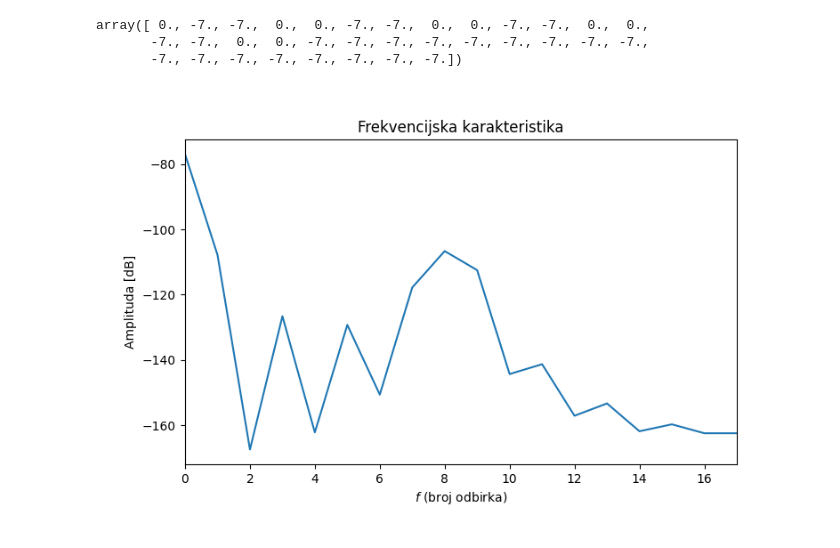
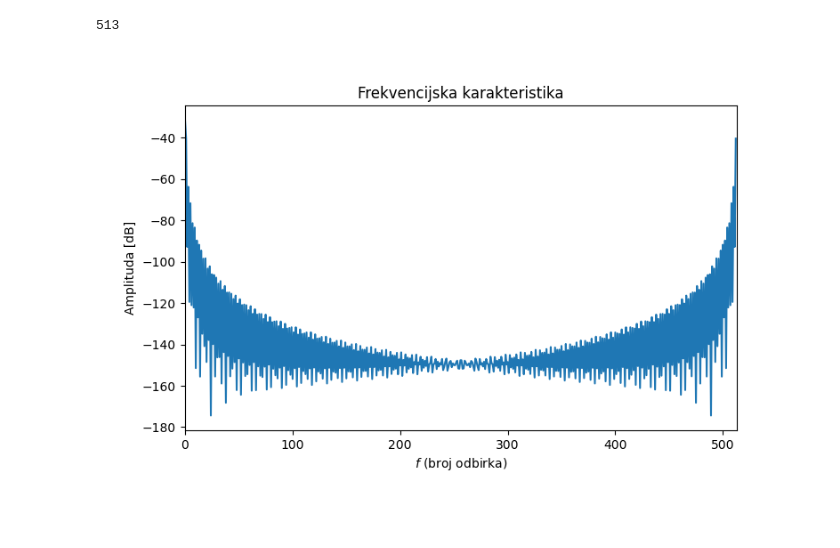
Before and after one commit to pznikola/InterpolatorAndFIRs, a Jupyter notebook: python/DS_v2.ipynb, the cells around one changed output. Cells and saved outputs as stored; diff of their text form; code cells hidden in the pictures.

```diff
--- a/python/DS_v2.ipynb
+++ b/python/DS_v2.ipynb
@@ -3,36 +3,14 @@ import numpy as np
 from scipy.fft import fft, ifft
 import matplotlib.pyplot as plt
 # %%
-x = np.array([0,0,0,0,0,0,0,0,0,0,0,0,0,0,0,0,8191,0,0,0,0,0,0,0,0,0,0,0,0,0,0,0,0]) #impulse
+#x = np.array([0,0,0,0,0,0,0,0,0,0,0,0,0,0,0,0,8191,0,0,0,0,0,0,0,0,0,0,0,0,0,0,0,0]) #impulse
+#x = np.array([0,0,0,0,0,0,0,0,0,0,0,0,0,0,0,0,90,0,0,0,0,0,0,0,0,0,0,0,0,0,0,0,0])
+                                              #
+x = np.zeros(2**8).astype(int)
+x = np.append(x, 8191).astype(int)
+x1 = np.zeros(2**8).astype(int)
+x = np.append(x, x1)
+print(x.size)
 feedback = 0
+# %% [output]
+513
-# %%
-out = np.zeros(34)
-acc1 = 0
-acc2 = 0
-for i in range (0, 33):
-    if(acc2 > 0):
-        feedback = 8191
-    else:
-        feedback = -8191
-    #if(out == 0) feedback =0
-
-    acc2 = acc1 - feedback + acc2
-    acc1 = x[i] - feedback + acc1
-
-    #print(acc2)
-
-    acc2_bin = bin(acc2)
-    if(acc2_bin == "0b0"):
-        acc2_bin = "0b0000"
-    #print(acc2_bin[2:6])
-    out_bin = int(acc2_bin[3:6],2)
-    if(acc2_bin[2]):
-        out_bin = out_bin * (-1)
-    #print(out_bin)
-    out[i+1] = out_bin
-# %%
-out
-# %% [output]
-array([ 0., -7., -7.,  0.,  0., -7., -7.,  0.,  0., -7., -7.,  0.,  0.,
-       -7., -7.,  0.,  0., -7., -7., -7., -7., -7., -7., -7., -7., -7.,
-       -7., -7., -7., -7., -7., -7., -7., -7.])
@@ -39,5 +68,6 @@ array([ 0., -7., -7.,  0.,  0., -7., -7.,  0.,  0., -7., -7.,  0.,  0.,
 # %%
 X = fft(x)
-Y = fft(out[1:])
+Y = fft(out[:])
+#abs(X)
 # %%
 H = Y/X #prenosna funkcija
@@ -44,13 +75,13 @@ H = Y/X #prenosna funkcija
 Hdb = 20*np.log(abs(H))
 # %%
-F = np.arange(0,33)
+F = np.arange(0,2**9 + 1)
 plt.figure(figsize=(8,5))
 plt.title("Frekvencijska karakteristika")
 plt.xlabel('$f$ (broj odbirka)')
 plt.ylabel('Amplituda [dB]')
 plt.subplots_adjust(bottom=0.15)
-plt.xlim([0,17])
+plt.xlim([0,2**9 + 1])
 plt.plot(F,Hdb);
 plt.show();
 # %% [output]
-[figure, old version]
+[figure, new version]
```
Also changed, not shown: parts of 7 cells of this notebook.
